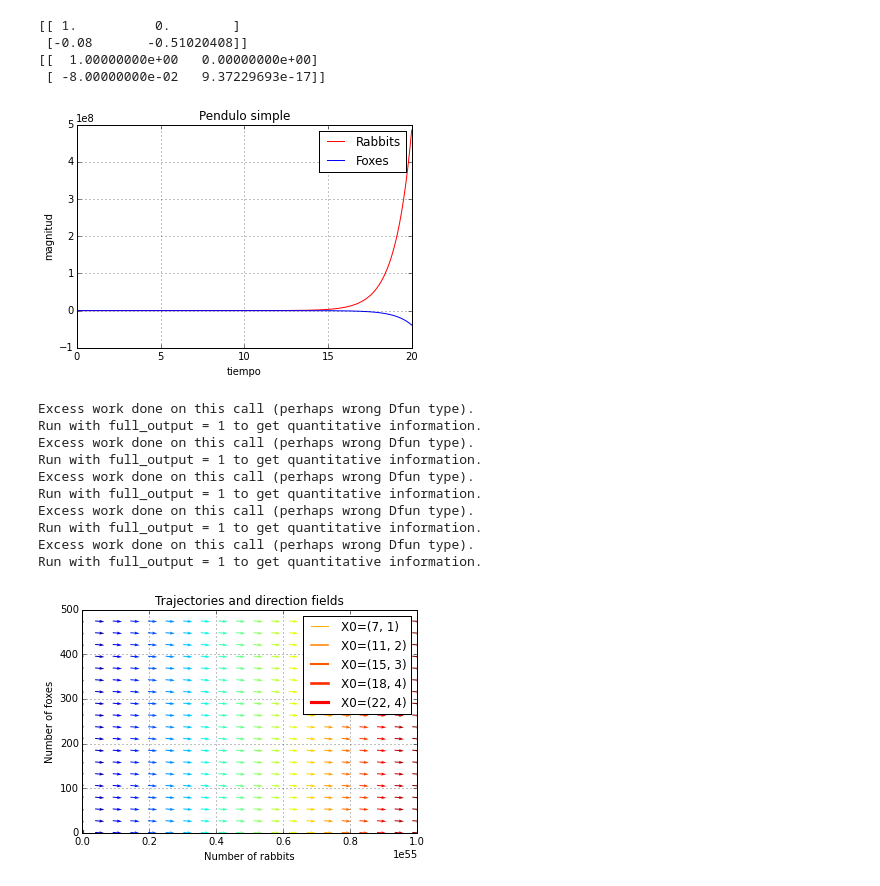
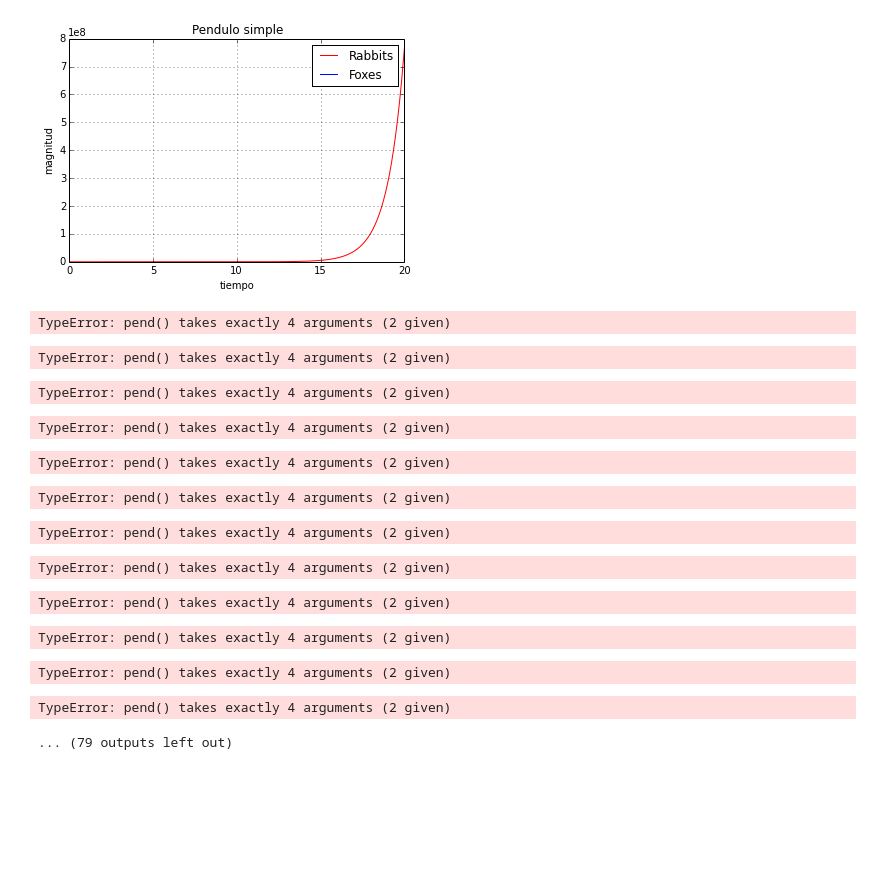
Before and after one commit to OlgaFimbresMorales/Computacional1, a Jupyter notebook: Actividad7/Actividad7.ipynb, the cells around one changed output. Saved outputs shown, nothing was run; the diff lists cells and outputs as text; code cells hidden in the pictures; blank space fills up the shorter version.

```diff
--- a/Actividad7/Actividad7.ipynb
+++ b/Actividad7/Actividad7.ipynb
@@ -16,60 +16,39 @@ from numpy import *
 import pylab as p
 import numpy as np
 # Definition of parameters
-b = 0.08
+b = 0.0
 g = 9.8
 l = 5.
-c = l/g
+c = g/l
 def dX_dt(X, t=0):
 
     return array([ X[0],
                   -b*X[0] - c*np.sin(X[1]) ]) #X[0]->vel. angular  X[1]->posición
 
 #puntos de equilibrio, las escuaciones se igualan a cero
 X_f0 = array([     0. ,  0.])
-X_f1 = array([ c/b, (3*np.pi)/2.])
+X_f1 = array([ c, np.pi/2.])
 all(dX_dt(X_f0) == zeros(2) ) and all(dX_dt(X_f1) == zeros(2)) # => True
 
-#!python
-def d2X_dt2(X, t=0):
-    """ Regresa la matiz Jacobianan evaluada en X. """
-    return array([[1.,   0.  ],
-                  [-b ,   -c*(np.cos(X[1]))] ])
 
-#! python
-A_f0 = d2X_dt2(X_f0)                    # >>> array([[ 1. , 0. ],
-print(A_f0)                                       #            [ -0.08 , -0.51]])
-
-    #!python
-A_f1 = d2X_dt2(X_f1)                    # >>> array([[ 1.  , 0.  ],
-print(A_f1)                                        #            [ -0.08,  0  ]])
-# whose eigenvalues are +/- sqrt(c*a).j:
-lambda1, lambda2 = linalg.eigvals(A_f1) # >>> (1.22474j, -1.22474j)
-# They are imaginary numbers. The fox and rabbit populations are periodic as follows from further
-# analysis. Their period is given by:
-T_f1 = 2*pi*np.sqrt(c)
 
 #!python
 from scipy import integrate
 t = np.linspace(0, 20,  500)              # tiempo
-X0 = array([1, 0])  # Condiciones iniciales, posición, vel.
+X0 = array([np.pi/2, 0])  # Condiciones iniciales, posición, vel.
 X, infodict = integrate.odeint(dX_dt, X0, t, full_output=True)
 infodict['message']                     # >>> 'Integration successful.'
 
 #!python
 rabbits, foxes = X.T
 f1 = p.figure()
 p.plot(t, rabbits, 'r-', label='Rabbits')
 p.plot(t, foxes  , 'b-', label='Foxes')
 p.grid()
 p.legend(loc='best')
 p.xlabel('tiempo')
 p.ylabel('magnitud')
 p.title('Pendulo simple')
 f1.savefig('rabbits_and_foxes_1.png')
 # %% [output]
-[[ 1.          0.        ]
- [-0.08       -0.51020408]]
-[[  1.00000000e+00   0.00000000e+00]
- [ -8.00000000e-02   9.37229693e-17]]
-[figure, old version]
+[figure, new version]
@@ -83,8 +82,15 @@ f2 = p.figure()
 # plot trajectories
 for v, col in zip(values, vcolors):
     X0 = v * X_f1                               # starting point
-    X = integrate.odeint( dX_dt, X0, t)         # we don't need infodict here
+    X = integrate.odeint( pend, X0, t)         # we don't need infodict here
     p.plot( X[:,0], X[:,1], lw=3.5*v, color=col, label='X0=(%.f, %.f)' % ( X0[0], X0[1]) )
+
+
+for v, col in zip(values, vcolors):
+    X1 = v * X_f2                               # starting point
+    X = integrate.odeint( pend, X1, t)         # we don't need infodict here
+    p.plot( X[:,0], X[:,1], lw=3.5*v, color=col, label='X0=(%.f, %.f)' % ( X0[0], X0[1]) )
+
 
 #-------------------------------------------------------
 # define a grid and compute direction at each point
@@ -96,7 +102,7 @@ x = linspace(0, xmax, nb_points)
 y = linspace(0, ymax, nb_points)
 
 X1 , Y1  = meshgrid(x, y)                       # create a grid
-DX1, DY1 = dX_dt([X1, Y1])                      # compute growth rate on the gridt
+DX1, DY1 = pend([X1, Y1])                      # compute growth rate on the gridt
 M = (hypot(DX1, DY1))                           # Norm of the growth rate
 M[ M == 0] = 1.                                 # Avoid zero division errors
 DX1 /= M                                        # Normalize each arrows
@@ -112,18 +118,20 @@ p.xlabel('Number of rabbits')
 p.ylabel('Number of foxes')
 p.legend()
 p.grid()
-p.xlim(0, xmax)
-p.ylim(0, ymax)
+p.xlim(0., xmax)
+p.ylim(0., ymax)
 f2.savefig('rabbits_and_foxes_2.png')
 # %% [output]
-Excess work done on this call (perhaps wrong Dfun type).
-Run with full_output = 1 to get quantitative information.
-Excess work done on this call (perhaps wrong Dfun type).
-Run with full_output = 1 to get quantitative information.
-Excess work done on this call (perhaps wrong Dfun type).
-Run with full_output = 1 to get quantitative information.
-Excess work done on this call (perhaps wrong Dfun type).
-Run with full_output = 1 to get quantitative information.
-Excess work done on this call (perhaps wrong Dfun type).
-Run with full_output = 1 to get quantitative information.
+TypeError: pend() takes exactly 4 arguments (2 given)
-[figure, removed]
+TypeError: pend() takes exactly 4 arguments (2 given)
+TypeError: pend() takes exactly 4 arguments (2 given)
+TypeError: pend() takes exactly 4 arguments (2 given)
+TypeError: pend() takes exactly 4 arguments (2 given)
+TypeError: pend() takes exactly 4 arguments (2 given)
+TypeError: pend() takes exactly 4 arguments (2 given)
+TypeError: pend() takes exactly 4 arguments (2 given)
+TypeError: pend() takes exactly 4 arguments (2 given)
+TypeError: pend() takes exactly 4 arguments (2 given)
+TypeError: pend() takes exactly 4 arguments (2 given)
+TypeError: pend() takes exactly 4 arguments (2 given)
+... (79 outputs left out)
```
Also changed, not shown: parts of 1 cell of this notebook, 3 other files.
